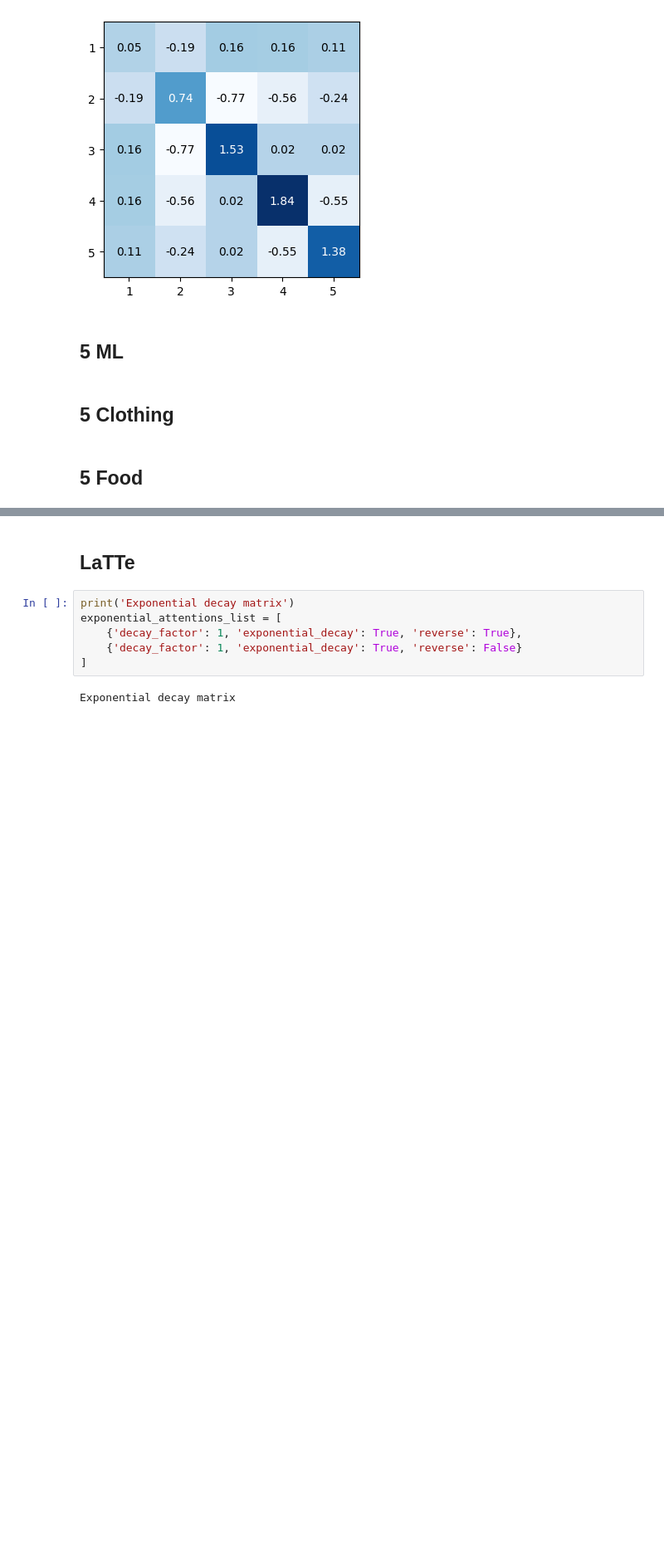
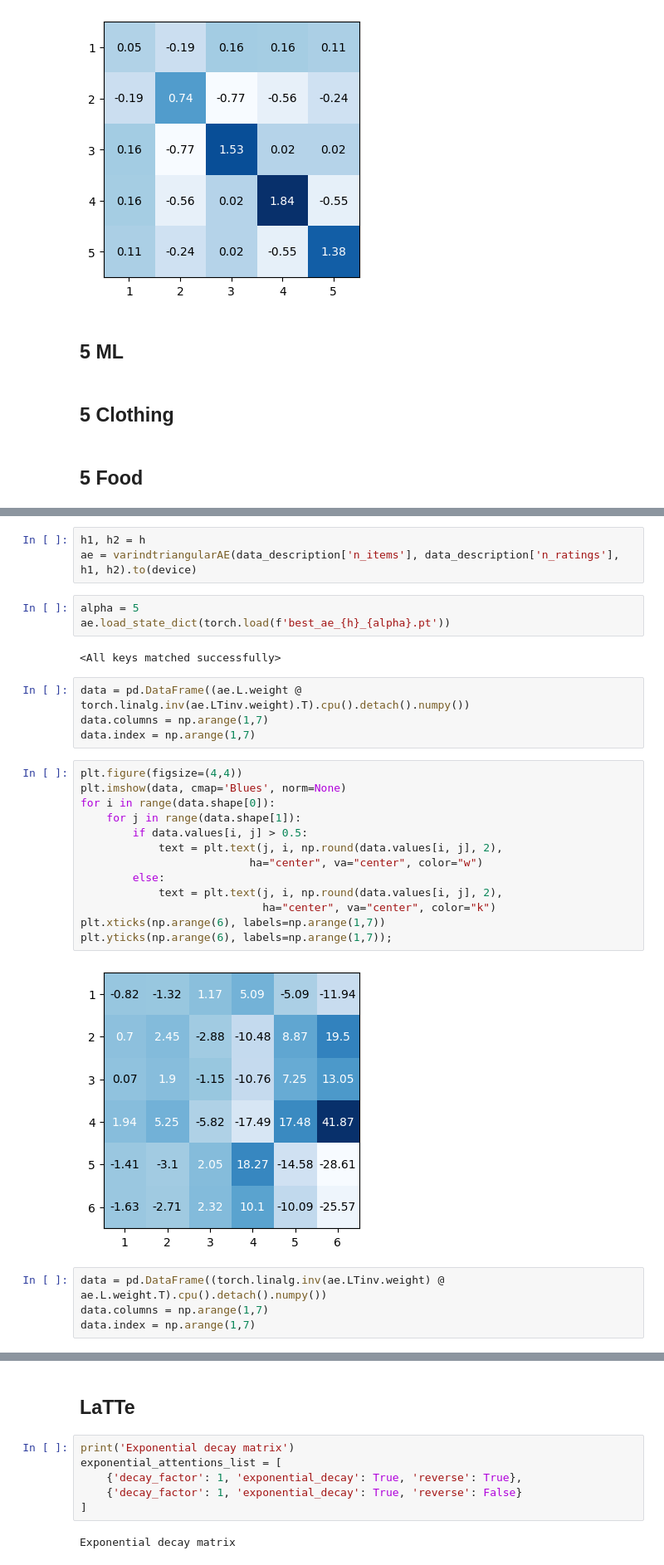
Before and after one commit to elizacc/Structured-Autoencoders-for-Rating-aware-Recommendations, a Jupyter notebook: Untitled.ipynb, the cells around one changed output, grey strips where cells are left out. Shown at 83% size. Drawn from its saved outputs; the diff is of its cells as text; blank space fills up the shorter version.

```diff
--- a/Untitled.ipynb
+++ b/Untitled.ipynb
@@ -1207,0 +1139,31 @@ plt.yticks(np.arange(5), labels=np.arange(1,6));
+# %%
+h1, h2 = h
+ae = varindtriangularAE(data_description['n_items'], data_description['n_ratings'], h1, h2).to(device)
+# %%
+alpha = 5
+ae.load_state_dict(torch.load(f'best_ae_{h}_{alpha}.pt'))
+# %% [output]
+<All keys matched successfully>
+# %%
+data = pd.DataFrame((ae.L.weight @ torch.linalg.inv(ae.LTinv.weight).T).cpu().detach().numpy())
+data.columns = np.arange(1,7)
+data.index = np.arange(1,7)
+# %%
+plt.figure(figsize=(4,4))
+plt.imshow(data, cmap='Blues', norm=None)
+for i in range(data.shape[0]):
+    for j in range(data.shape[1]):
+        if data.values[i, j] > 0.5:
+            text = plt.text(j, i, np.round(data.values[i, j], 2),
+                          ha="center", va="center", color="w")
+        else:
+            text = plt.text(j, i, np.round(data.values[i, j], 2),
+                            ha="center", va="center", color="k")
+plt.xticks(np.arange(6), labels=np.arange(1,7))
+plt.yticks(np.arange(6), labels=np.arange(1,7));
+# %% [output]
+[figure, added]
+# %%
+data = pd.DataFrame((torch.linalg.inv(ae.LTinv.weight) @ ae.L.weight.T).cpu().detach().numpy())
+data.columns = np.arange(1,7)
+data.index = np.arange(1,7)
```
Also changed, not shown: parts of 21 cells of this notebook, 6 other files.
